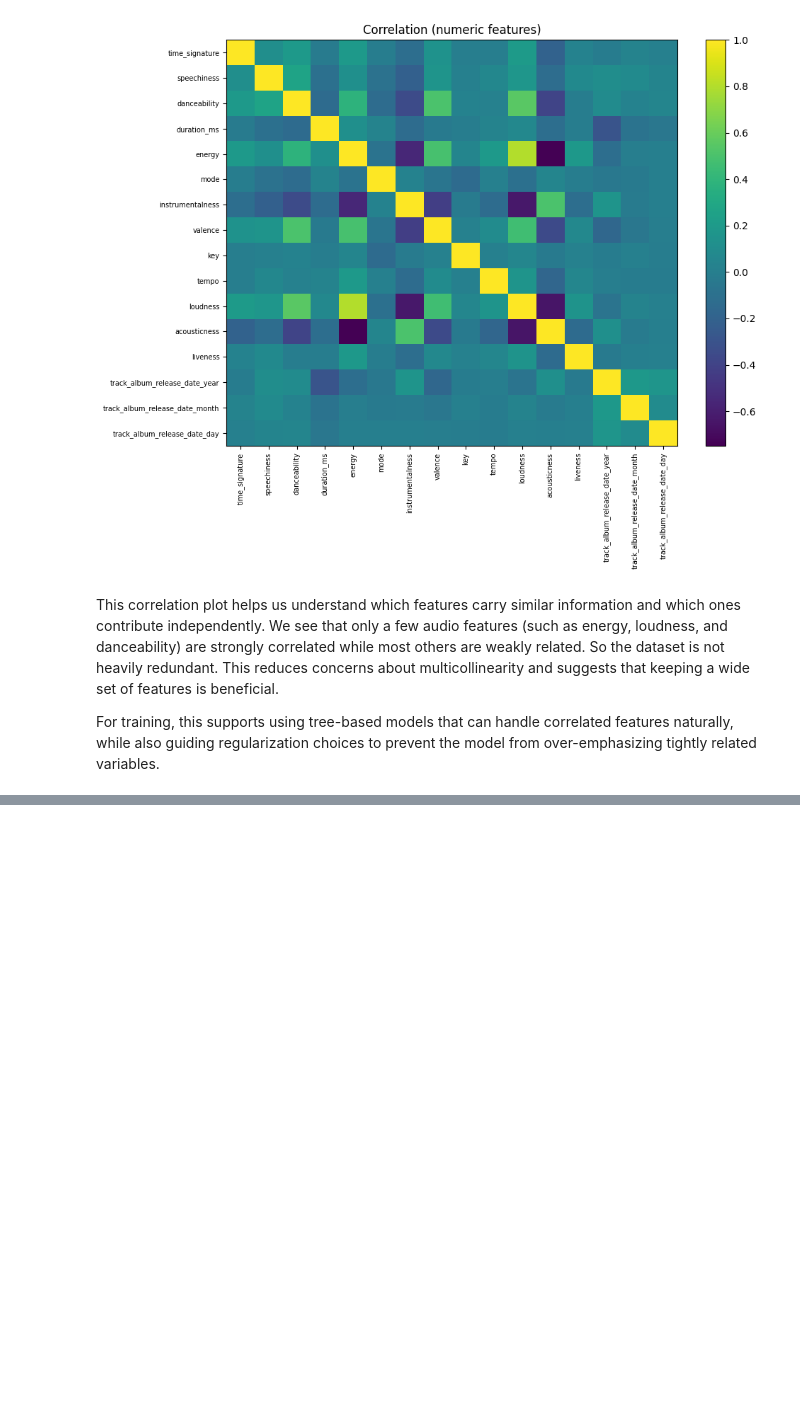
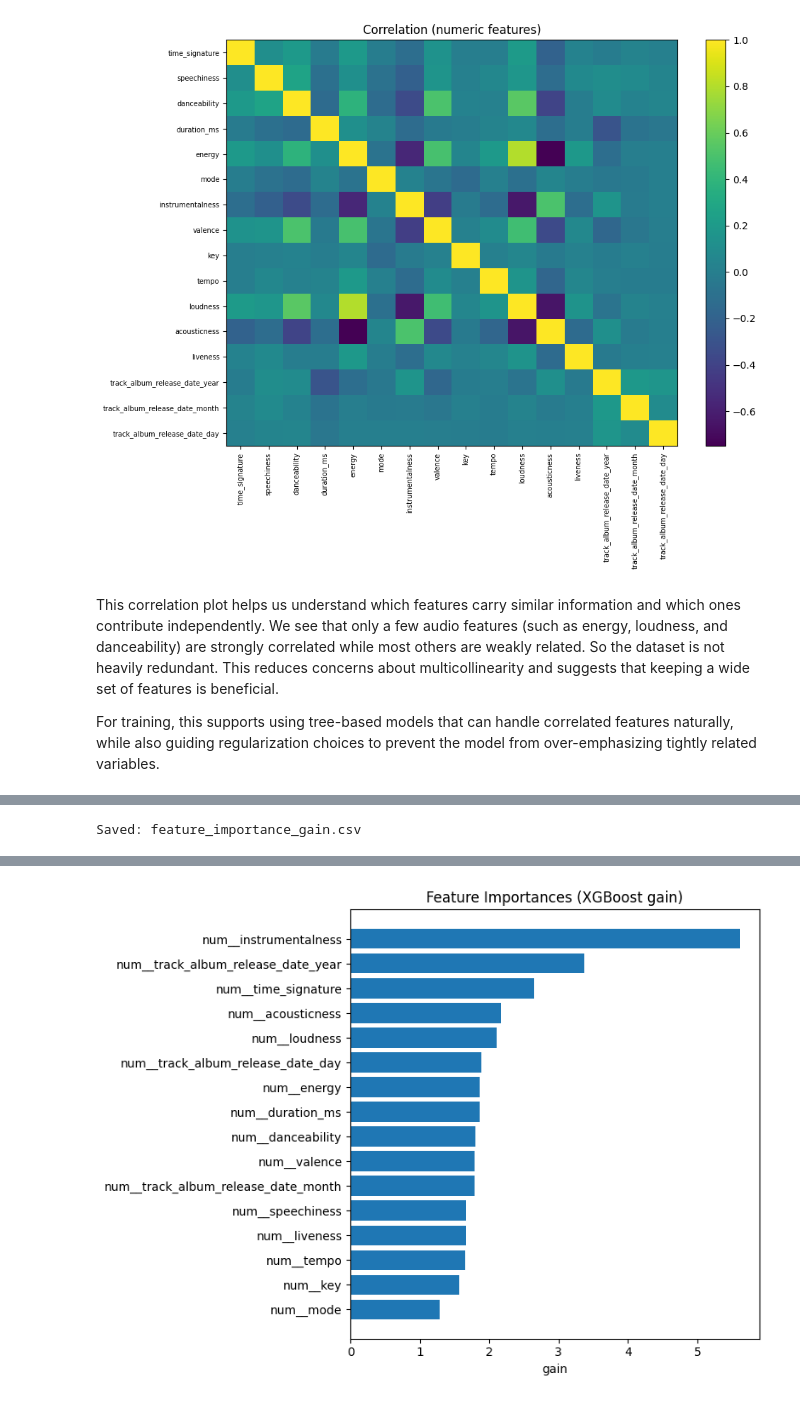
Before and after one commit to NataliaZhang/SongsClassifier, a Jupyter notebook: notebooks/colab_demo.ipynb, the cells around one changed output, grey strips where cells are left out. Saved outputs shown, nothing was run; the diff lists cells and outputs as text; code cells hidden in the pictures; blank space fills up the shorter version.

```diff
--- a/notebooks/colab_demo.ipynb
+++ b/notebooks/colab_demo.ipynb
@@ -240,0 +248,76 @@ For training, this supports using tree-based models that can handle correlated f
+# %%
+from sklearn.compose import ColumnTransformer
+from sklearn.pipeline import Pipeline
+from sklearn.impute import SimpleImputer
+from sklearn.preprocessing import OneHotEncoder
+
+from xgboost import XGBClassifier
+
+# Split columns by type
+num_cols = X.select_dtypes(include=["number", "bool"]).columns.tolist()
+cat_cols = [c for c in X.columns if c not in num_cols]
+
+pre = ColumnTransformer(
+    transformers=[
+        ("num", Pipeline([
+            ("imputer", SimpleImputer(strategy="median")),
+        ]), num_cols),
+        ("cat", Pipeline([
+            ("imputer", SimpleImputer(strategy="most_frequent")),
+            ("onehot", OneHotEncoder(handle_unknown="ignore", sparse_output=False)),
+        ]), cat_cols),
+    ],
+    remainder="drop",
+)
+
+clf = XGBClassifier(
+    n_estimators=600,
+    max_depth=6,
+    learning_rate=0.05,
+    subsample=0.8,
+    colsample_bytree=0.8,
+    min_child_weight=2,
+    gamma=0.1,
+    reg_lambda=5.0,
+    reg_alpha=0.1,
+    objective="binary:logistic",
+    eval_metric="auc",
+    tree_method="hist",
+    random_state=0,
+    n_jobs=-1,
+)
+
+pipe = Pipeline([("pre", pre), ("clf", clf)])
+pipe.fit(X, y.astype(int))
+
+# Get feature names after preprocessing
+feat_names = pipe.named_steps["pre"].get_feature_names_out()
+
+# Gain-based importance from the fitted booster
+booster = pipe.named_steps["clf"].get_booster()
+gain = booster.get_score(importance_type="gain")  # keys like "f0", "f1", ...
+
+# Build a clean table: feature_name -> gain
+rows = []
+for k, v in gain.items():
+    idx = int(k[1:])  # "f12" -> 12
+    if 0 <= idx < len(feat_names):
+        rows.append((feat_names[idx], float(v)))
+
+imp_df = pd.DataFrame(rows, columns=["feature", "gain"]).sort_values("gain", ascending=False)
+
+# Save full importance table (useful for report)
+imp_df.to_csv("feature_importance_gain.csv", index=False)
+print("Saved: feature_importance_gain.csv")
+display(imp_df.head(15))
+
+# Plot top 20
+plot_df = imp_df.iloc[::-1]  # reverse for horizontal bar plot
+plt.figure(figsize=(8, 6))
+plt.barh(plot_df["feature"], plot_df["gain"])
+plt.title(f"Feature Importances (XGBoost gain)")
+plt.xlabel("gain")
+plt.tight_layout()
+plt.show()
+# %% [output]
+Saved: feature_importance_gain.csv
@@ -240,0 +340 @@ For training, this supports using tree-based models that can handle correlated f
+[figure, added]
```
Also changed, not shown: parts of 17 cells of this notebook.
